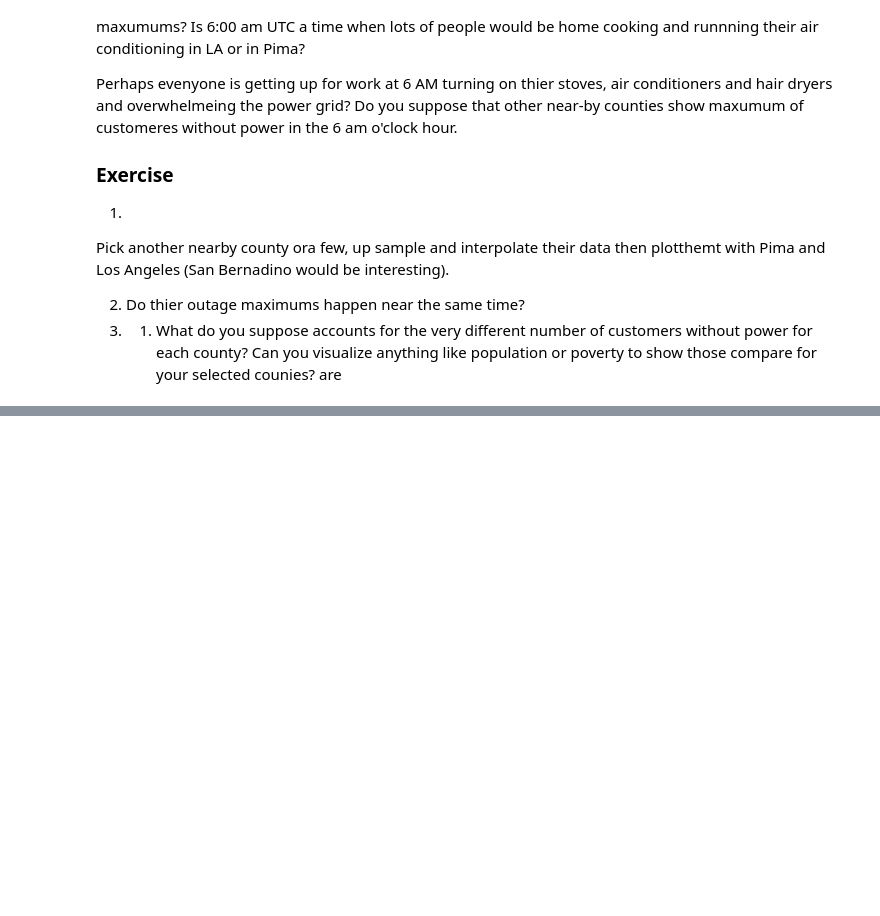
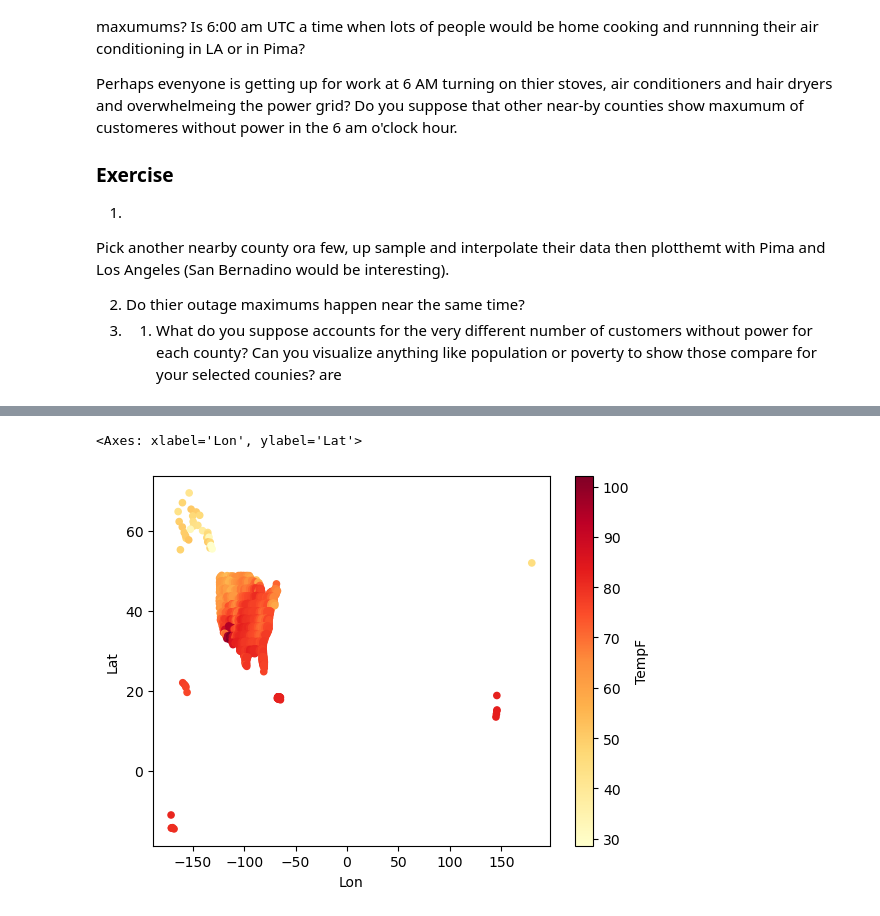
Before and after one commit to secondspass/power_outages_medically_vulnerable_populations, a Jupyter notebook: main.ipynb, the cells around one changed output, grey strips where cells are left out. Drawn from its saved outputs; the diff is of its cells as text; code cells hidden in the pictures; blank space fills up the shorter version.

```diff
--- a/main.ipynb
+++ b/main.ipynb
@@ -912,0 +915,14 @@ It's been a minute since we last looked at 2016_HHSemPOWERMapHistoricalDataset.x
+# %%
+
+import numpy as np
+
+ctyavtemp62016_df = pd.read_csv("data/CtyAvTemp62016.csv", delimiter=',', skiprows=0, low_memory=False)
+
+# adding TempF column
+#convert Kelvin to Fahrenheit
+ctyavtemp62016_df['TempF'] = df['TempK'].apply(lambda x: (x - 273.15) * 9/5 + 32)
+
+ctyavtemp62016_df.plot(x="Lon", y="Lat", kind="scatter", c="TempF", colormap="YlOrRd")
+# %% [output]
+<Axes: xlabel='Lon', ylabel='Lat'>
+[figure, added]
```
Also changed, not shown: parts of 36 cells of this notebook.
